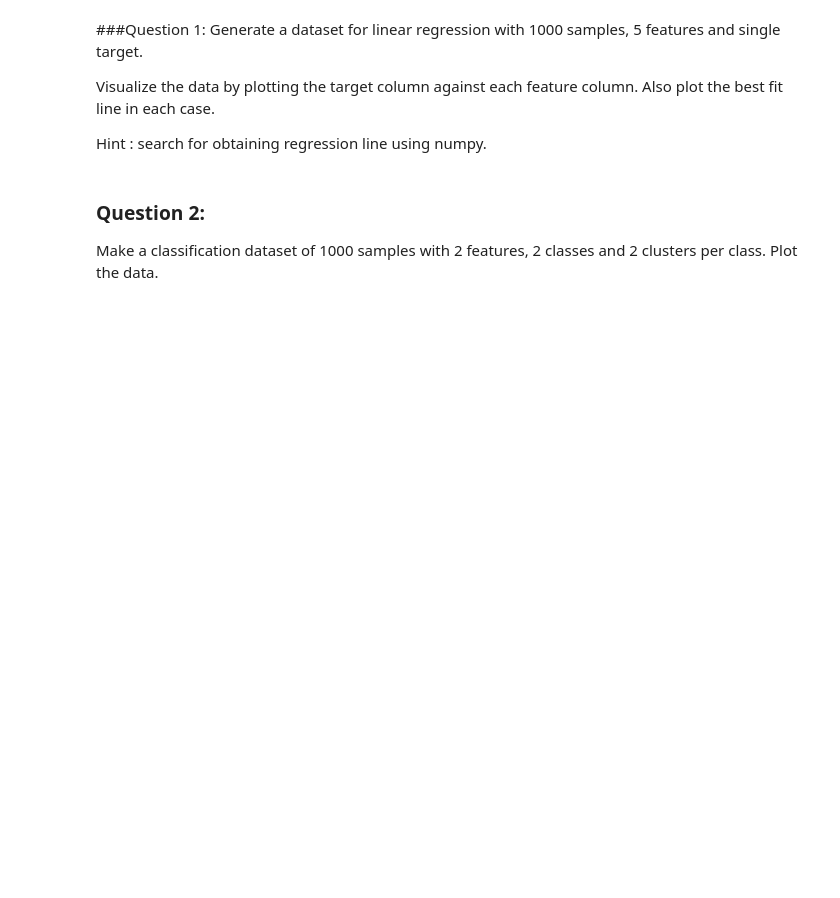
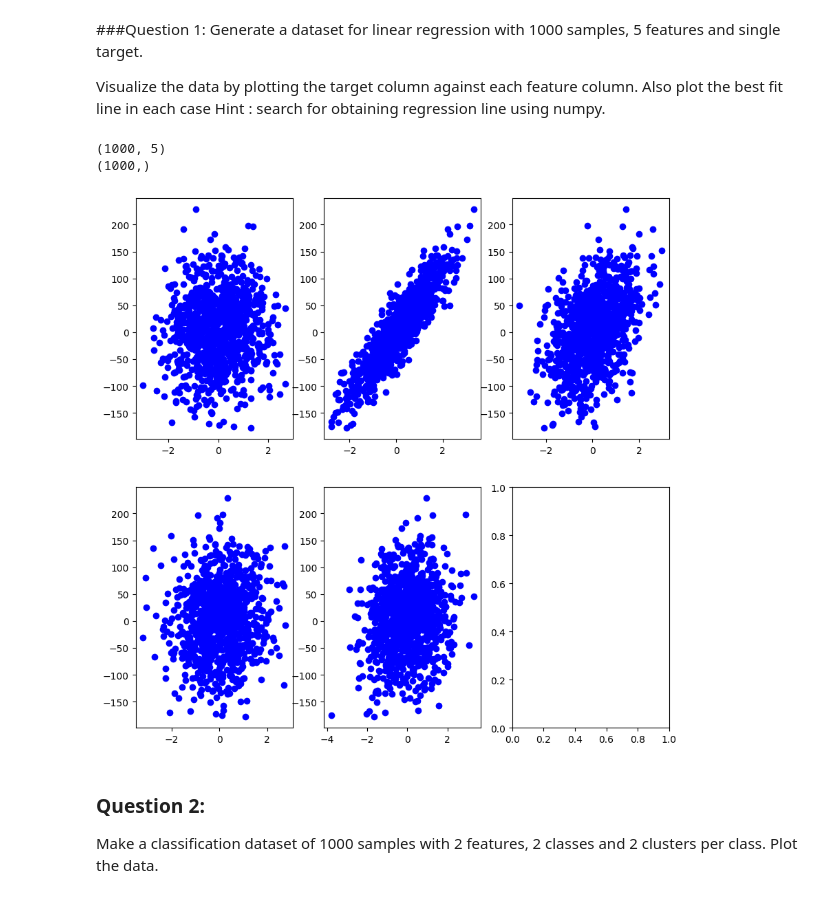
Before and after one commit to ElectronicsClub-IITK/Voice-Morph-Companion, a Jupyter notebook: Week 1/Libraries Assignment/Assignment1.ipynb, the cells around one changed output. Cells and saved outputs as stored; diff of their text form; code cells hidden in the pictures; blank space fills up the shorter version.

```diff
--- a/Week 1/Libraries Assignment/Assignment1.ipynb
+++ b/Week 1/Libraries Assignment/Assignment1.ipynb
@@ -2,9 +2,23 @@
 ###Question 1:
 Generate a dataset for linear regression with 1000 samples, 5 features and single target.
 
-Visualize the data by plotting the target column against each feature column. Also plot the best fit line in each case.
-
+Visualize the data by plotting the target column against each feature column. Also plot the best fit line in each case
 Hint : search for obtaining regression line using numpy.
+# %%
+import matplotlib.pyplot as plt
+from sklearn.datasets import make_regression as mr
+X,y = mr(n_samples=1000, n_features=5, noise=0)
+print(X.shape)
+print(y.shape)
+
+fig2,ax= plt.subplots(2,3,figsize=(10,10))
+for i in range(5):
+  plt.subplot(231+i)
+  plt.scatter(X[:,i],y, color='blue')
+# %% [output]
+(1000, 5)
+(1000,)
+[figure, added]
 # %% [markdown]
 ### Question 2:
 Make a classification dataset of 1000 samples with 2 features, 2 classes and 2 clusters per class.
```
Also changed, not shown: parts of 5 cells of this notebook.
